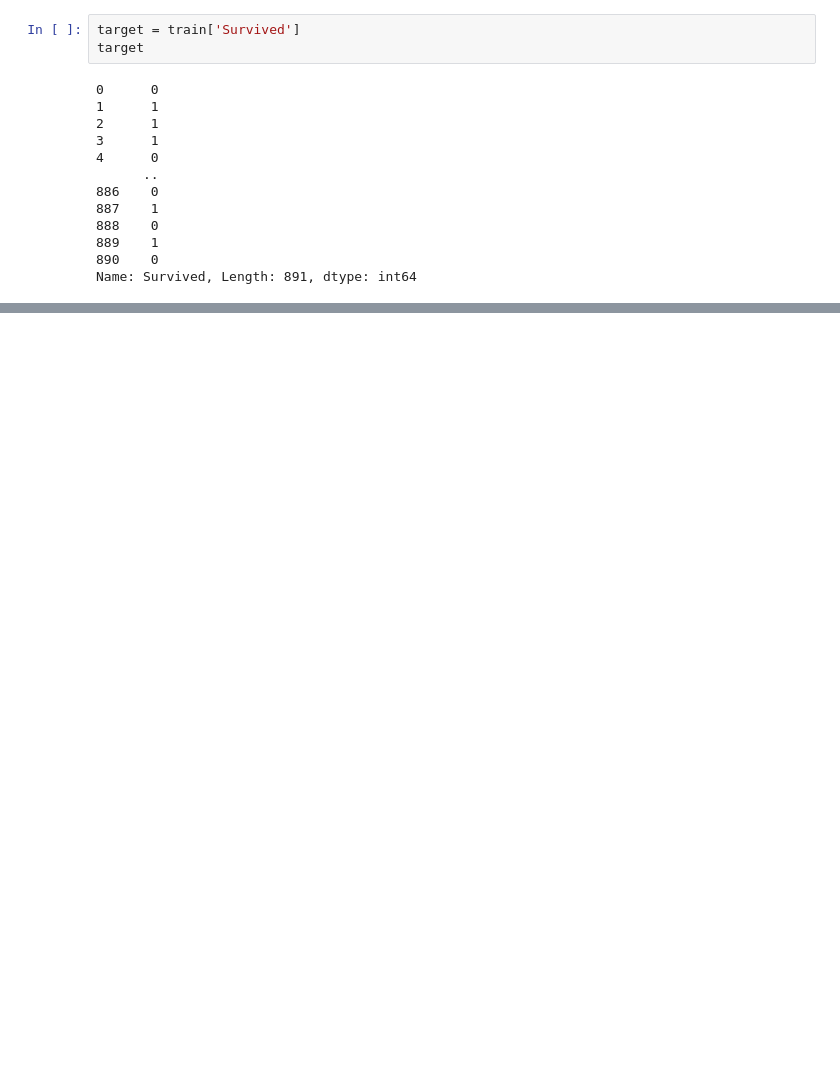
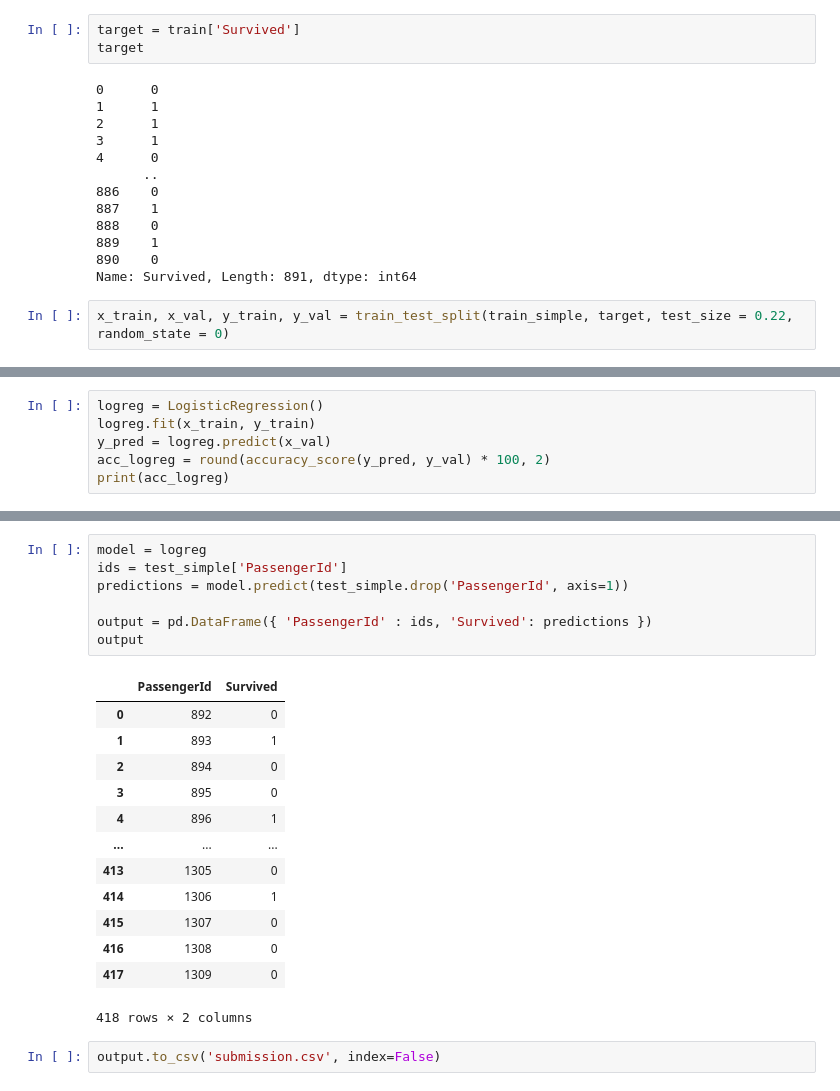
Before and after one commit to Geon-05/kaggle, a Jupyter notebook: titanic-tutorial.ipynb, the cells around one changed output, grey strips where cells are left out. Saved outputs shown, nothing was run; the diff lists cells and outputs as text; blank space fills up the shorter version.

```diff
--- a/titanic-tutorial.ipynb
+++ b/titanic-tutorial.ipynb
@@ -210,3 +291,5 @@ target
 889    1
 890    0
 Name: Survived, Length: 891, dtype: int64
+# %%
+x_train, x_val, y_train, y_val = train_test_split(train_simple, target, test_size = 0.22, random_state = 0)
@@ -212,0 +299,6 @@ Name: Survived, Length: 891, dtype: int64
+# %%
+logreg = LogisticRegression()
+logreg.fit(x_train, y_train)
+y_pred = logreg.predict(x_val)
+acc_logreg = round(accuracy_score(y_pred, y_val) * 100, 2)
+print(acc_logreg)
@@ -212,0 +318,23 @@ Name: Survived, Length: 891, dtype: int64
+# %%
+model = logreg
+ids = test_simple['PassengerId']
+predictions = model.predict(test_simple.drop('PassengerId', axis=1))
+
+output = pd.DataFrame({ 'PassengerId' : ids, 'Survived': predictions })
+output
+# %% [output]
+|  | PassengerId | Survived |
+| 0 | 892 | 0 |
+| 1 | 893 | 1 |
+| 2 | 894 | 0 |
+| 3 | 895 | 0 |
+| 4 | 896 | 1 |
+| ... | ... | ... |
+| 413 | 1305 | 0 |
+| 414 | 1306 | 1 |
+| 415 | 1307 | 0 |
+| 416 | 1308 | 0 |
+| 417 | 1309 | 0 |
+418 rows × 2 columns
+# %%
+output.to_csv('submission.csv', index=False)
```
Also changed, not shown: parts of 13 cells of this notebook.
